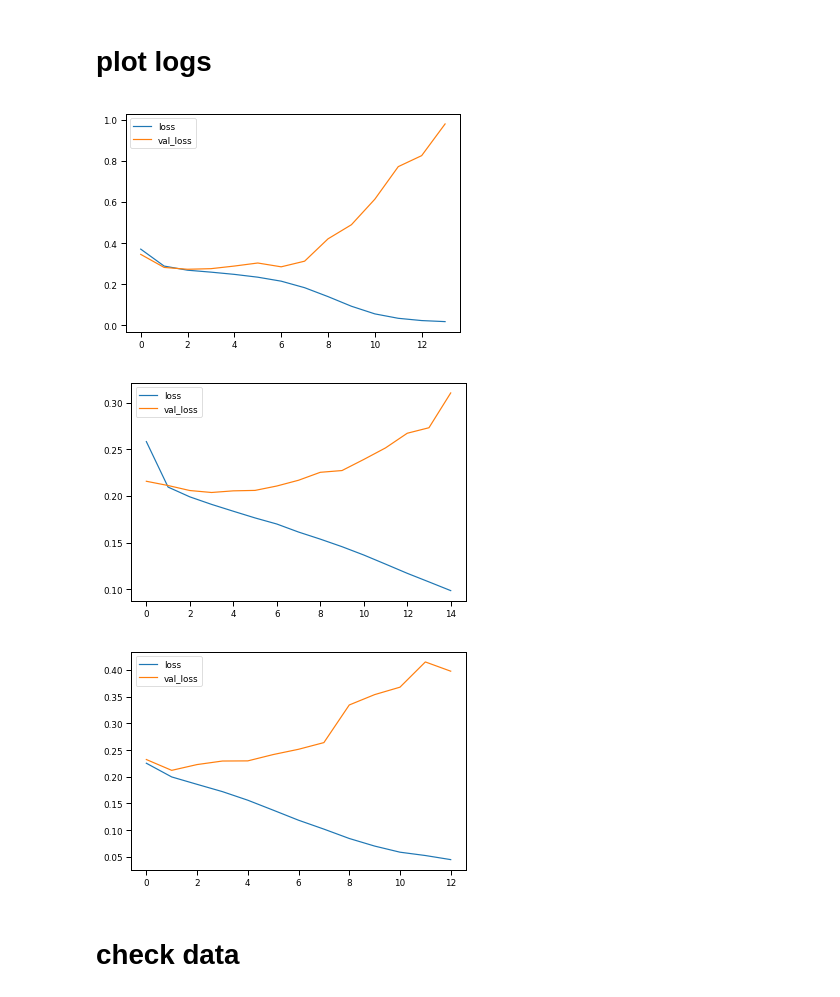
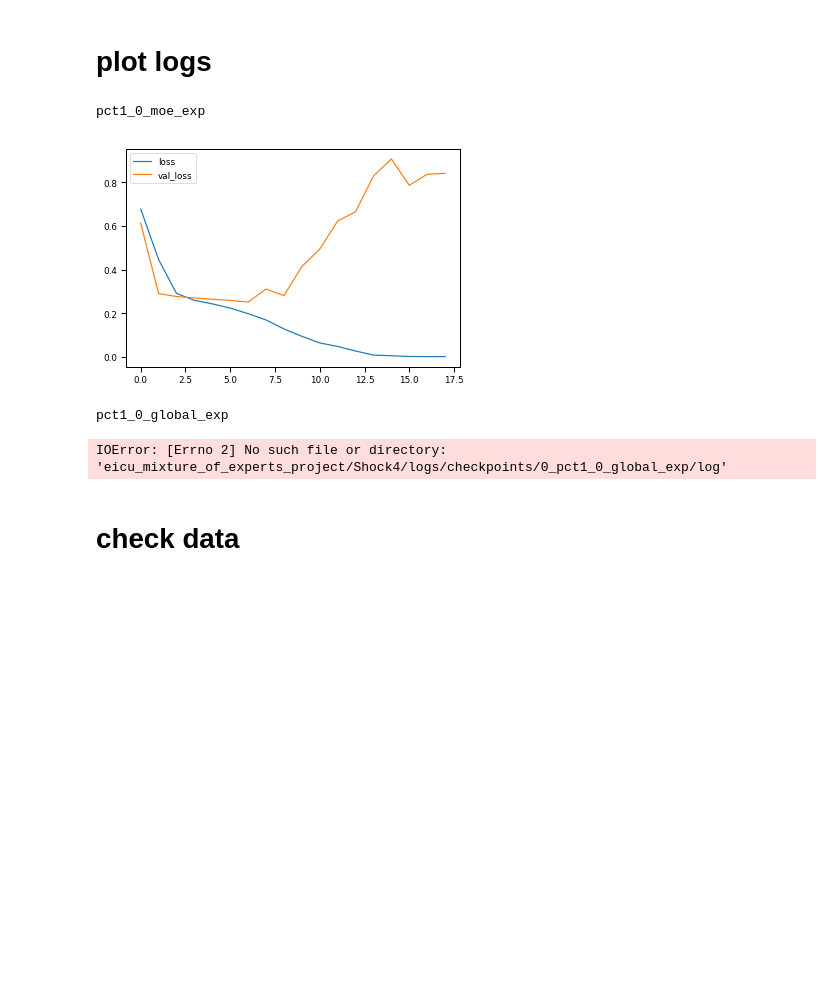
Before and after one commit to nathanwang000/mixture_of_experts_project, a Jupyter notebook: inspect_result.ipynb, the cells around one changed output. Drawn from its saved outputs; the diff is of its cells as text; code cells hidden in the pictures; blank space fills up the shorter version.

```diff
--- a/inspect_result.ipynb
+++ b/inspect_result.ipynb
@@ -247,20 +367,36 @@ for pct in [1, 5, 10, 20, 30]:
 # %%
 def plot_log(fn):
     logs = joblib.load(fn)
     loss = [item['loss'] for item in logs]
     val_loss = [item['val_loss'] for item in logs]
     plt.plot(loss, label='loss')
     plt.plot(val_loss, label='val_loss')
     plt.legend()
     plt.show()
 
-plot_log('eicu_mixture_of_experts_project/mortality/logs/checkpoints/2_global_exp/log')
-plot_log('eicu_mixture_of_experts_project/ARF4/logs/checkpoints/9_global_exp/log')
-plot_log('eicu_mixture_of_experts_project/Shock4/logs/checkpoints/6_global_exp/log')
+exp_names = ['pct{}_0_moe_exp', 'pct{}_0_global_exp',
+             'pct{}_0_mtl_od', 'pct{}_0_mtl_oi',
+             'pct{}_0_mtl_val_curve', 'pct{}_0_snapshot_val_curve',
+             'pct{}_0_snapshot_od', 'pct{}_0_snapshot_oi'
+            ]
+# task = 'mortality' # ok
+# task = 'ARF4'
+task = 'Shock4'
+pct = 1
+for expname in exp_names:
+    print(expname.format(pct))
+    plot_log('eicu_mixture_of_experts_project/{}/logs/checkpoints/0_{}/log'\
+             .format(task, expname.format(pct)))
+
+# large exp
+# plot_log('eicu_mixture_of_experts_project/mortality/logs/checkpoints/2_moe_exp/log')
+# plot_log('eicu_mixture_of_experts_project/ARF4/logs/checkpoints/9_moe_exp/log')
+# plot_log('eicu_mixture_of_experts_project/Shock4/logs/checkpoints/6_moe_exp/log')
 # %% [output]
+pct1_0_moe_exp
-[figure, old version]
+[figure, new version]
-[figure, removed]
-[figure, removed]
+pct1_0_global_exp
+IOError: [Errno 2] No such file or directory: 'eicu_mixture_of_experts_project/Shock4/logs/checkpoints/0_pct1_0_global_exp/log'
 # %% [markdown]
 # check data
 # %%
```
Also changed, not shown: parts of 15 cells of this notebook, 7 other files.
